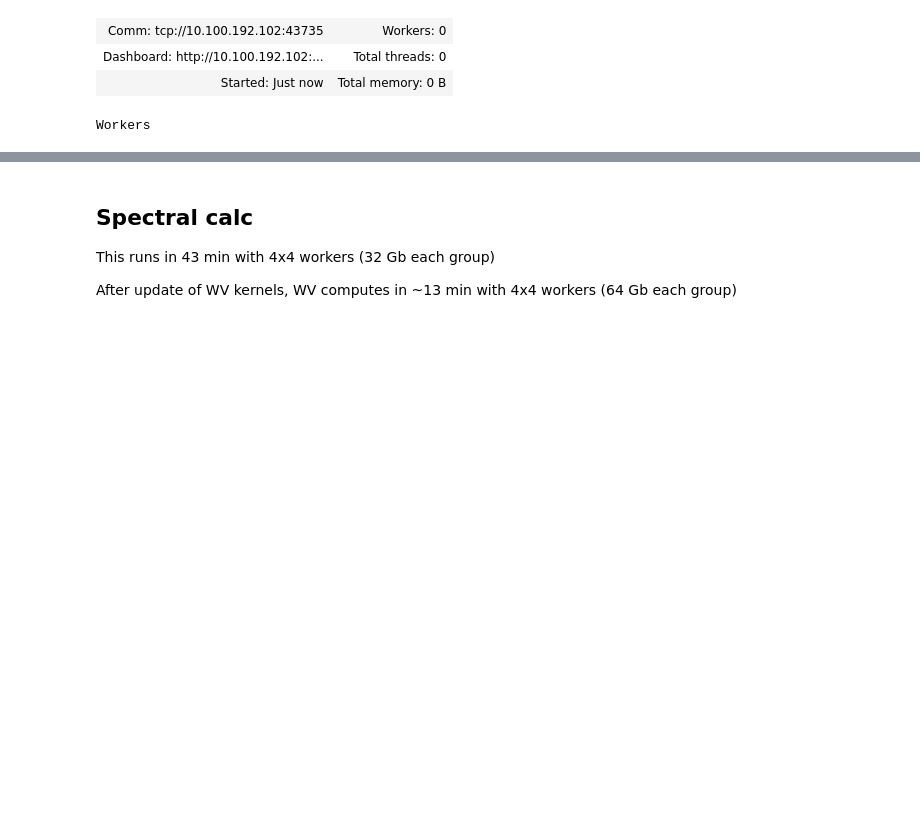
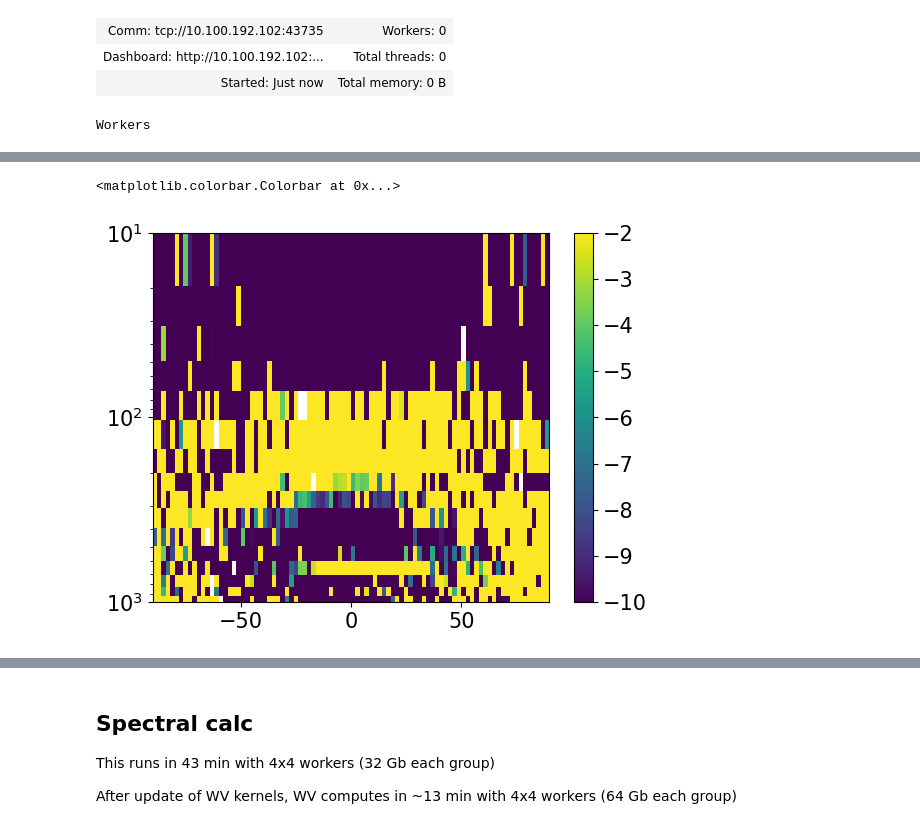
Before and after one commit to maalbanese/SpectFbCalc, a Jupyter notebook: spectfbcalc/test_kernel_spectral.ipynb, the cells around one changed output, grey strips where cells are left out. Saved outputs shown, nothing was run; the diff lists cells and outputs as text; code cells hidden in the pictures; blank space fills up the shorter version.

```diff
--- a/spectfbcalc/test_kernel_spectral.ipynb
+++ b/spectfbcalc/test_kernel_spectral.ipynb
@@ -90,0 +436,2 @@ wv_vmr_log loaded
+# %%
+mask, lapse, cond = sfc.mask_strato(experiment.ds_anom['ta'], debug = True)
@@ -90,0 +442,8 @@ wv_vmr_log loaded
+# %%
+lapse = lapse.mean('lon')
+lapse_ini = lapse.isel(time = slice(0, 120)).mean('time')
+lapse_fin = lapse.isel(time = slice(-120, None)).mean('time')
+
+cond = cond.mean('lon')
+cond_ini = cond.isel(time = slice(0, 120)).mean('time')
+cond_fin = cond.isel(time = slice(-120, None)).mean('time')
@@ -90,0 +458,2 @@ wv_vmr_log loaded
+# %%
+lapse_ini.load()
@@ -90,0 +550,10 @@ wv_vmr_log loaded
+# %%
+fig, ax = plt.subplots()
+plt.pcolormesh(lapse_ini.lat, lapse_ini.plev, lapse_ini.values, vmin = -10, vmax = -2)
+ax.set_yscale('log')
+ax.set_ylim(1000., 10.)
+#ax.set_yscale('linear')
+plt.colorbar()
+# %% [output]
+<matplotlib.colorbar.Colorbar at 0x...>
+[figure, added]
```
Also changed, not shown: parts of 42 cells of this notebook, 1 other file.
